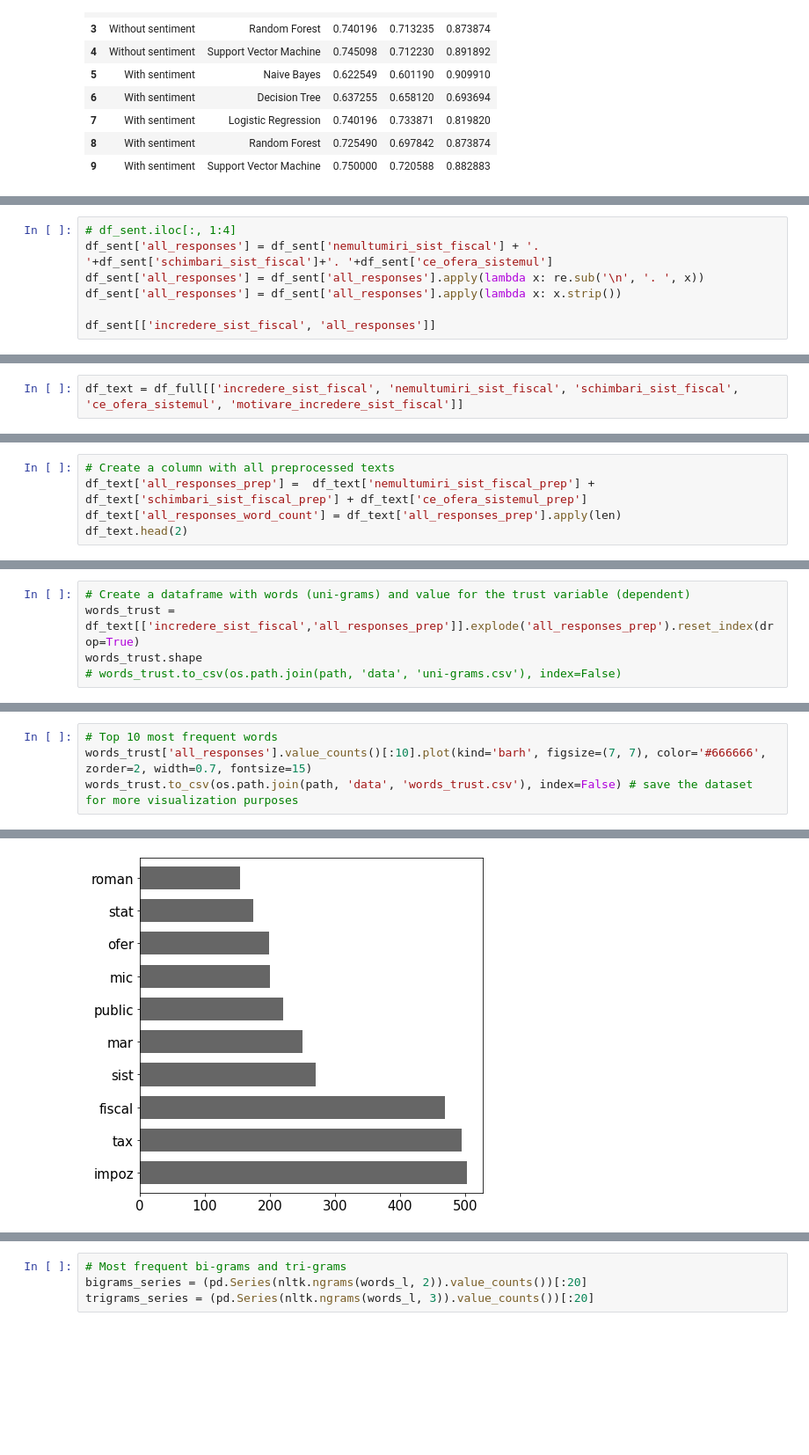
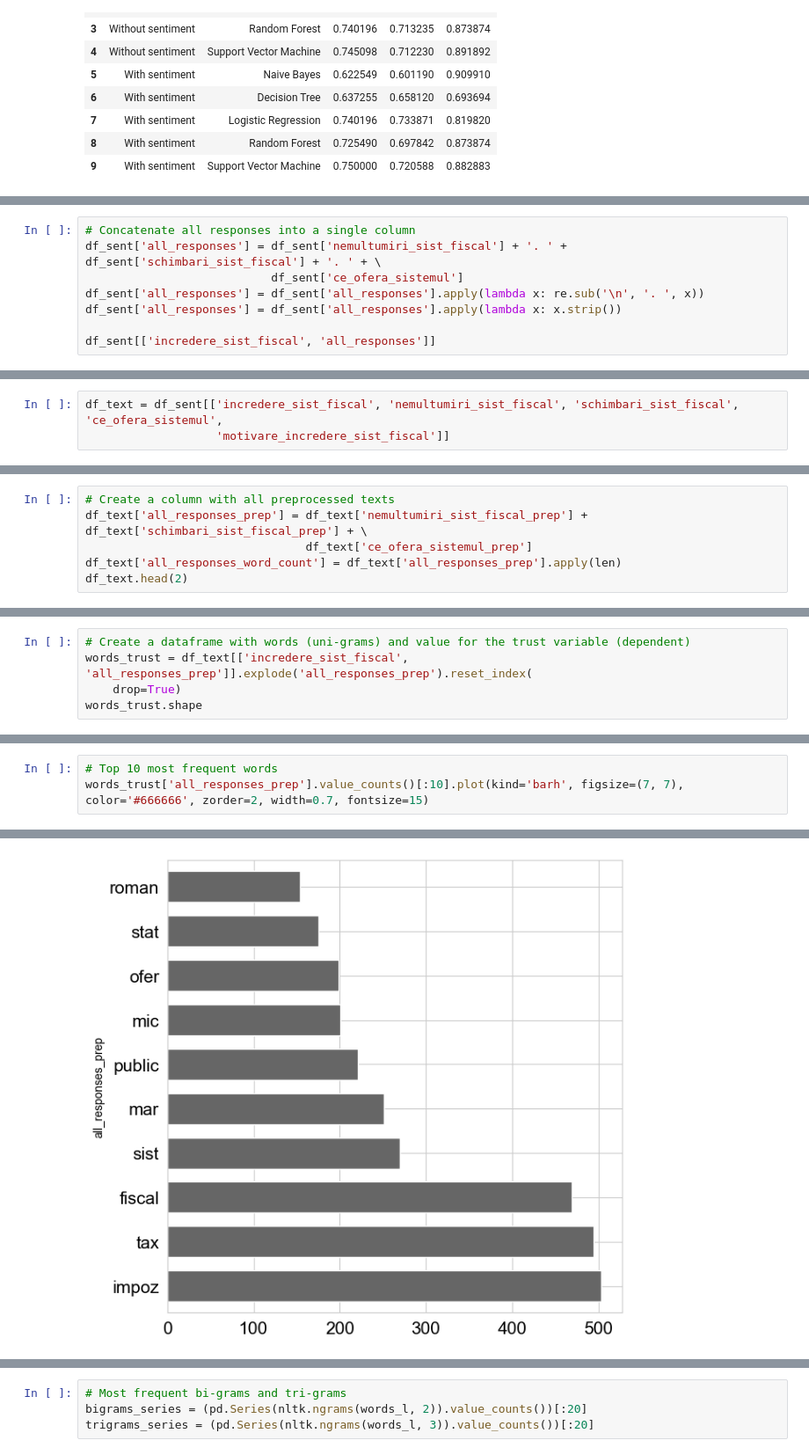
Before and after one commit to CodrutaMare/taxation_perception, a Jupyter notebook: sent_analysis_814_database.ipynb, the cells around one changed output, grey strips where cells are left out. Shown: that part at 88% size. Cells and saved outputs as stored; diff of their text form; blank space fills up the shorter version.

```diff
--- a/sent_analysis_814_database.ipynb
+++ b/sent_analysis_814_database.ipynb
@@ -898,6 +299,7 @@ DecisionTreeClassifier()
 # %%
-# df_sent.iloc[:, 1:4]
-df_sent['all_responses'] = df_sent['nemultumiri_sist_fiscal'] + '. '+df_sent['schimbari_sist_fiscal']+'. '+df_sent['ce_ofera_sistemul']
+# Concatenate all responses into a single column
+df_sent['all_responses'] = df_sent['nemultumiri_sist_fiscal'] + '. ' + df_sent['schimbari_sist_fiscal'] + '. ' + \
+                           df_sent['ce_ofera_sistemul']
 df_sent['all_responses'] = df_sent['all_responses'].apply(lambda x: re.sub('\n', '. ', x))
 df_sent['all_responses'] = df_sent['all_responses'].apply(lambda x: x.strip())
 
@@ -957,4 +323,5 @@ ValueError: ignored
 # %%
-df_text = df_full[['incredere_sist_fiscal', 'nemultumiri_sist_fiscal', 'schimbari_sist_fiscal', 'ce_ofera_sistemul', 'motivare_incredere_sist_fiscal']]
+df_text = df_sent[['incredere_sist_fiscal', 'nemultumiri_sist_fiscal', 'schimbari_sist_fiscal', 'ce_ofera_sistemul',
+                   'motivare_incredere_sist_fiscal']]
 # %%
 ro_stopwords = set(stopwords.words('romanian'))
@@ -1004,6 +379,7 @@ for column in ['nemultumiri_sist_fiscal', 'schimbari_sist_fiscal', 'ce_ofera_sis
 # %%
 # Create a column with all preprocessed texts
-df_text['all_responses_prep'] =  df_text['nemultumiri_sist_fiscal_prep'] + df_text['schimbari_sist_fiscal_prep'] + df_text['ce_ofera_sistemul_prep']
+df_text['all_responses_prep'] = df_text['nemultumiri_sist_fiscal_prep'] + df_text['schimbari_sist_fiscal_prep'] + \
+                                df_text['ce_ofera_sistemul_prep']
 df_text['all_responses_word_count'] = df_text['all_responses_prep'].apply(len)
 df_text.head(2)
 # %% [output]
@@ -1015,6 +391,6 @@ df_text.head(2)
 # %%
 # Create a dataframe with words (uni-grams) and value for the trust variable (dependent)
-words_trust = df_text[['incredere_sist_fiscal','all_responses_prep']].explode('all_responses_prep').reset_index(drop=True)
+words_trust = df_text[['incredere_sist_fiscal', 'all_responses_prep']].explode('all_responses_prep').reset_index(
+    drop=True)
 words_trust.shape
-# words_trust.to_csv(os.path.join(path, 'data', 'uni-grams.csv'), index=False)
 # %% [output]
@@ -1087,5 +461,4 @@ words_trust.groupby(by='incredere_sist_fiscal').count()
 # %%
 # Top 10 most frequent words
-words_trust['all_responses'].value_counts()[:10].plot(kind='barh', figsize=(7, 7), color='#666666', zorder=2, width=0.7, fontsize=15)
-words_trust.to_csv(os.path.join(path, 'data', 'words_trust.csv'), index=False) # save the dataset for more visualization purposes
+words_trust['all_responses_prep'].value_counts()[:10].plot(kind='barh', figsize=(7, 7), color='#666666', zorder=2, width=0.7, fontsize=15)
 # %% [output]
@@ -1093,2 +466,2 @@ words_trust.to_csv(os.path.join(path, 'data', 'words_trust.csv'), index=False) #
-[figure, old version]
+[figure, new version]
 # %%
```
Also changed, not shown: parts of 121 cells of this notebook, 8 other files.
